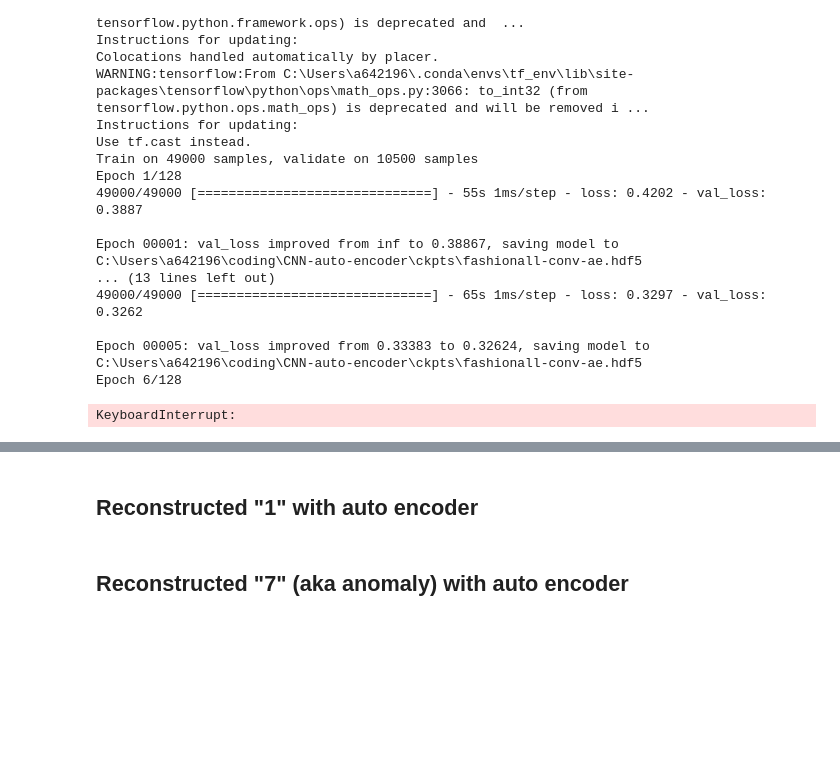
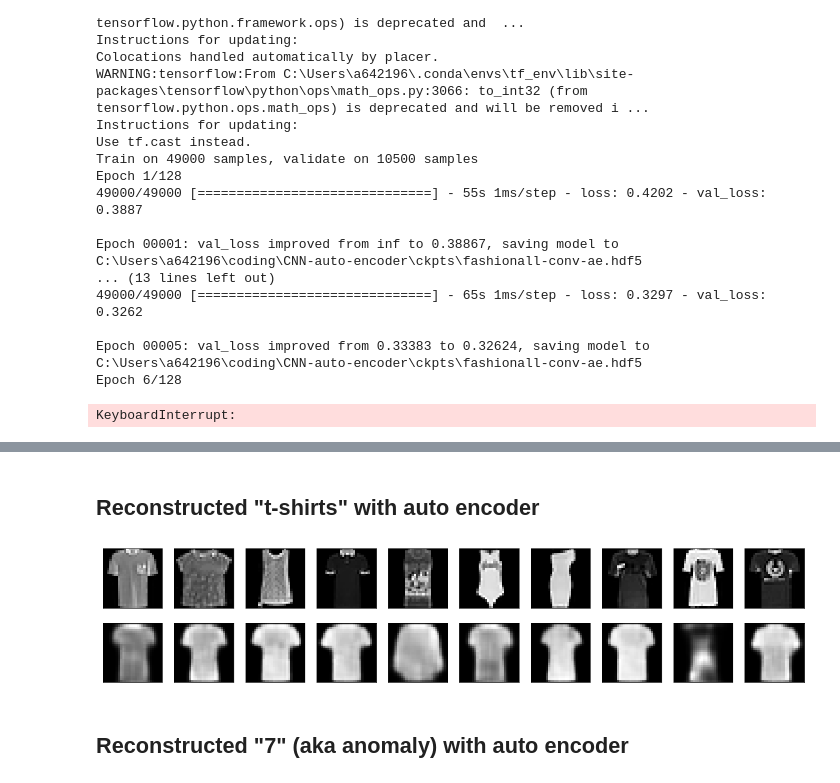
Before and after one commit to ChiShao/cnn-auto-encoder, a Jupyter notebook: conv-autoencoder-fashion.ipynb, the cells around one changed output, grey strips where cells are left out. Drawn from its saved outputs; the diff is of its cells as text; code cells hidden in the pictures; blank space fills up the shorter version.

```diff
--- a/conv-autoencoder-fashion.ipynb
+++ b/conv-autoencoder-fashion.ipynb
@@ -173,16 +173,16 @@ def build_conv_aue():
     encode = Conv2D(8, DEFAULT_KERNEL, activation="relu", padding="same")(encode)
     encode = MaxPooling2D(DEFAULT_POOL_SIZE, padding="same")(encode)
     encode = Conv2D(8, DEFAULT_KERNEL, activation="relu", padding="same")(encode)
-    encode = MaxPooling2D(DEFAULT_POOL_SIZE, padding="same")(encode)
-    encode = Conv2D(6, DEFAULT_KERNEL, activation="relu", padding="same")(encode)
+    # encode = MaxPooling2D(DEFAULT_POOL_SIZE, padding="same")(encode)
+    # encode = Conv2D(6, DEFAULT_KERNEL, activation="relu", padding="same")(encode)
 
     # "encoded" is the encoded representation of the input, middle layer of the aue
     encoded = MaxPooling2D(DEFAULT_POOL_SIZE, padding="same", name="encoder")(encode)
 
     # layer between middle and output layer
-    decode = Conv2D(6, DEFAULT_KERNEL, activation="relu", padding="same")(encoded)
-    decode = UpSampling2D(DEFAULT_POOL_SIZE)(decode)
-    decode = Conv2D(8, DEFAULT_KERNEL, activation="relu", padding="same")(decode)
+    # decode = Conv2D(6, DEFAULT_KERNEL, activation="relu", padding="same")(encoded)
+    # decode = UpSampling2D(DEFAULT_POOL_SIZE)(decode)
+    decode = Conv2D(8, DEFAULT_KERNEL, activation="relu", padding="same")(encoded)
     decode = UpSampling2D(DEFAULT_POOL_SIZE)(decode)
     decode = Conv2D(8, DEFAULT_KERNEL, activation="relu", padding="same")(decode)
     decode = UpSampling2D(DEFAULT_POOL_SIZE)(decode)
@@ -327,13 +336,13 @@ len(X_one_train), len(X_one_test), len(X_one_validate)
 # %%
-ckpt_loc = os.path.join(CUR_DIR, "ckpts", "%s-conv-ae.hdf5" % digits_verbose[1])
+ckpt_loc = os.path.join(CUR_DIR, "ckpts", "%s-conv-ae.hdf5" % fashion_verbose[0])
 
 if os.path.isfile(ckpt_loc):
-    print("Loading Autoencoder %s from directory %s..." % (digits_verbose[1], ckpt_loc))
-    one_ae = load_model(ckpt_loc)
-    one_encoder, one_decoder = get_codec_from_aue(one_ae)
+    print("Loading Autoencoder %s from directory %s..." % (fashion_verbose[0], ckpt_loc))
+    t_ae = load_model(ckpt_loc)
+    t_encoder, t_decoder = get_codec_from_aue(t_ae)
 else:
-    print("Training Autoencoder for digit %s..." % digits_verbose[1])
-    one_ae, one_encoder, one_decoder = build_conv_aue()
+    print("Training Autoencoder for fashion %s..." % fashion_verbose[0])
+    t_ae, t_encoder, t_decoder = build_conv_aue()
     earlyStopping = EarlyStopping(
         monitor="val_loss", patience=10, verbose=1, mode="min", min_delta=0.0005
     )
@@ -346,13 +355,13 @@ else:
     tb = TensorBoard(
         log_dir="./ckpts", histogram_freq=0, write_graph=True, write_images=True
     )
-    one_ae.fit(
-        X_one_train,
-        X_one_train,
+    t_ae.fit(
+        X_t_train,
+        X_t_train,
         epochs=128,
         batch_size=128,
         shuffle=True,
-        validation_data=(X_one_validate, X_one_validate),
+        validation_data=(X_t_validate, X_t_validate),
         callbacks=[earlyStopping, mcp_save, reduce_lr_loss, tb],
     )
-one_ae.summary()
+t_ae.summary()
@@ -368,24 +396,30 @@ encoded_one_imgs_test = one_encoder.predict(X_one_test)
+# %%
+encoded_t_imgs_train = t_encoder.predict(X_t_train)
+encoded_t_imgs_validate = t_encoder.predict(X_t_validate)
+encoded_t_imgs_test = t_encoder.predict(X_t_test)
 # %% [markdown]
-## Reconstructed "1" with auto encoder
+## Reconstructed "t-shirts" with auto encoder
 # %%
-decoded_one_imgs = one_decoder.predict(encoded_one_imgs_train)
+decoded_t_imgs = t_decoder.predict(encoded_t_imgs_train)
 n = 10  # how many digits we will display
 plt.figure(figsize=(20, 4))
 for i in range(n):
     # display original
     ax = plt.subplot(2, n, i + 1)
-    plt.imshow(X_one_test[i].reshape(28, 28))
+    plt.imshow(X_t_test[i].reshape(28, 28))
     plt.gray()
     ax.get_xaxis().set_visible(False)
     ax.get_yaxis().set_visible(False)
 
     # display reconstruction
     ax = plt.subplot(2, n, i + 1 + n)
-    plt.imshow(decoded_one_imgs[i].reshape(28, 28))
+    plt.imshow(decoded_t_imgs[i].reshape(28, 28))
     plt.gray()
     ax.get_xaxis().set_visible(False)
     ax.get_yaxis().set_visible(False)
-plt.savefig(os.path.join("imgs", "one-conv-ae.png"))
+plt.savefig(os.path.join("imgs", "t-conv-ae.png"))
+# %% [output]
+[figure, added]
 # %% [markdown]
 ## Reconstructed "7" (aka anomaly) with auto encoder
 # %%
```
Also changed, not shown: parts of 20 cells of this notebook, 1 other file.
